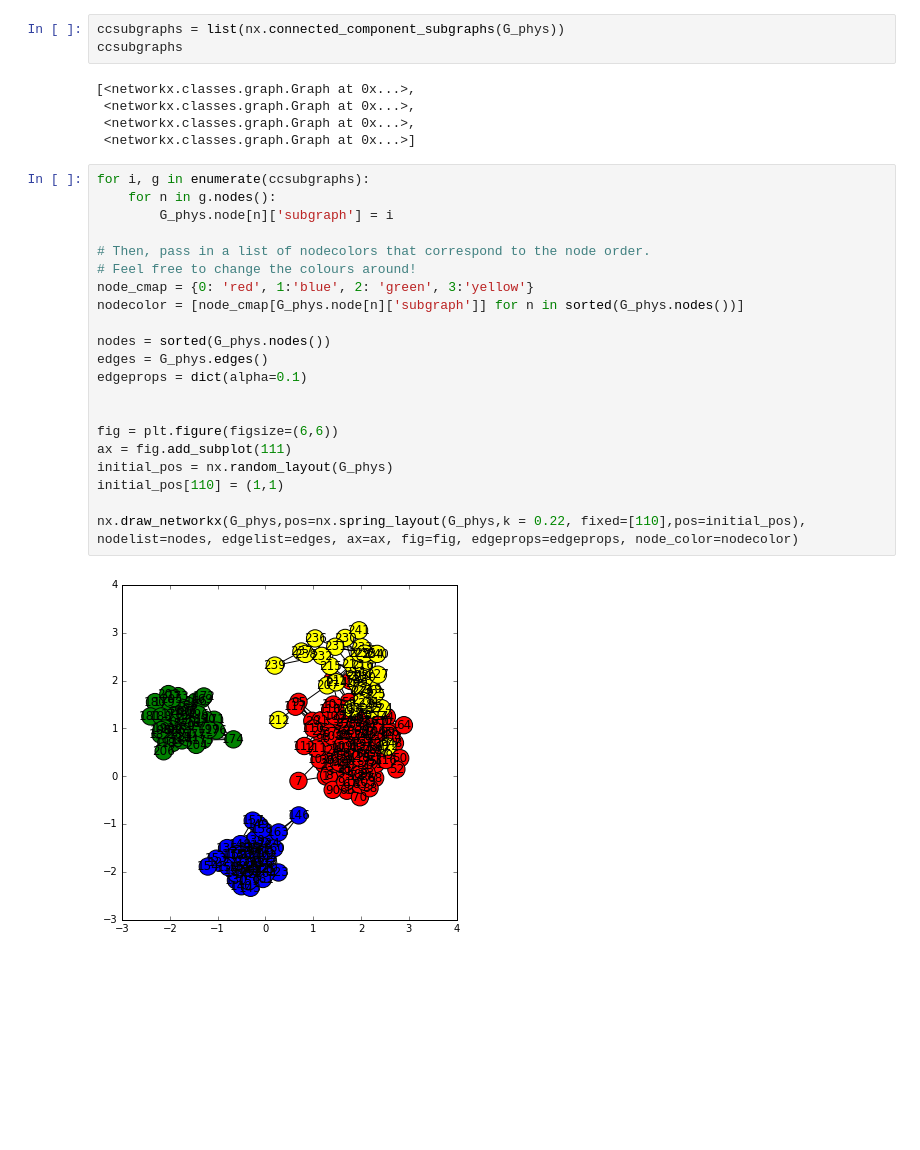
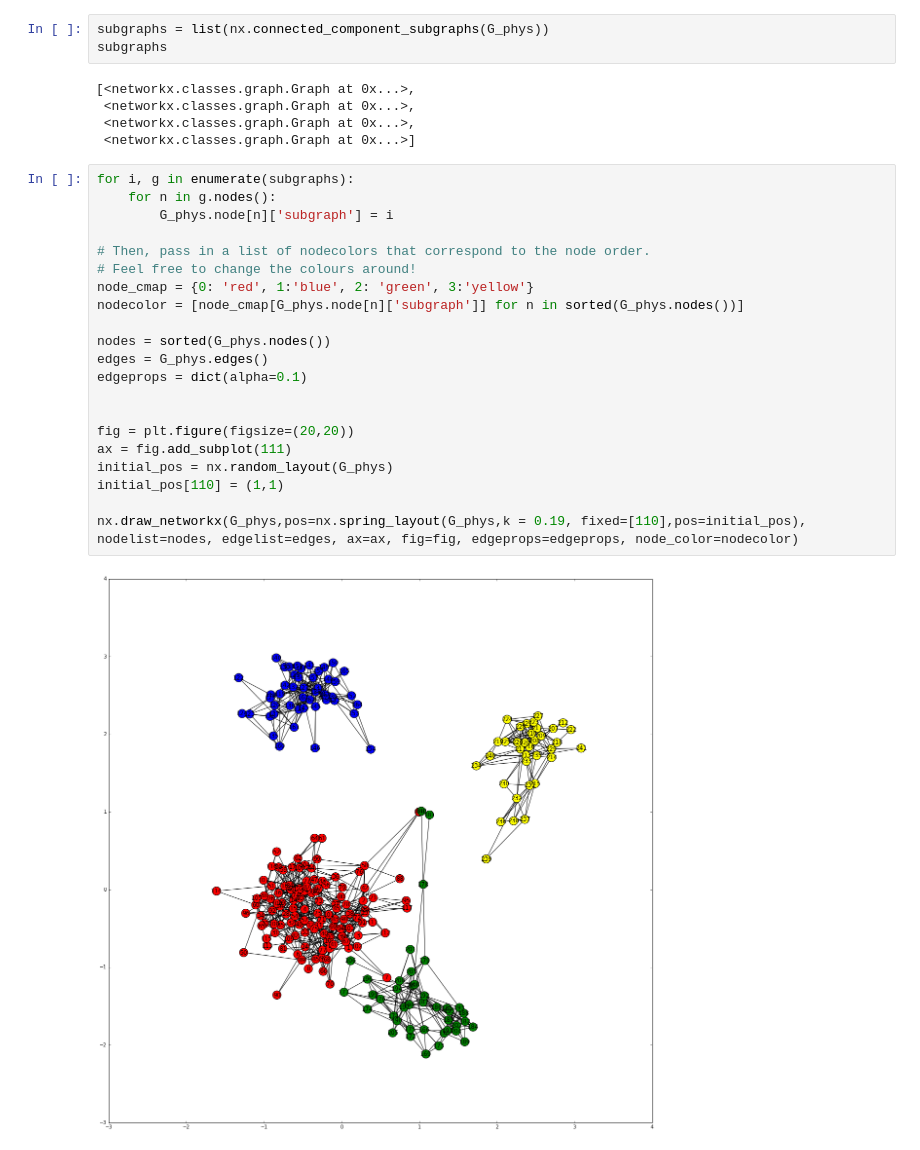
Before and after one commit to womenindatascienceatx/wids_network_analysis, a Jupyter notebook: network_analysis.ipynb, the cells around one changed output. Drawn from its saved outputs; the diff is of its cells as text; blank space fills up the shorter version.

Commit message:
new parts of network notebook

```diff
--- a/network_analysis.ipynb
+++ b/network_analysis.ipynb
@@ -107,34 +140,34 @@ G_phys = load_physicians_network()
 # %%
-ccsubgraphs = list(nx.connected_component_subgraphs(G_phys))
-ccsubgraphs
+subgraphs = list(nx.connected_component_subgraphs(G_phys))
+subgraphs
 # %% [output]
 [<networkx.classes.graph.Graph at 0x...>,
  <networkx.classes.graph.Graph at 0x...>,
  <networkx.classes.graph.Graph at 0x...>,
  <networkx.classes.graph.Graph at 0x...>]
 # %%
-for i, g in enumerate(ccsubgraphs):
+for i, g in enumerate(subgraphs):
     for n in g.nodes():
         G_phys.node[n]['subgraph'] = i
 
 # Then, pass in a list of nodecolors that correspond to the node order.
 # Feel free to change the colours around!
 node_cmap = {0: 'red', 1:'blue', 2: 'green', 3:'yellow'}
 nodecolor = [node_cmap[G_phys.node[n]['subgraph']] for n in sorted(G_phys.nodes())]
 
 nodes = sorted(G_phys.nodes())
 edges = G_phys.edges()
 edgeprops = dict(alpha=0.1)
 
 
-fig = plt.figure(figsize=(6,6))
+fig = plt.figure(figsize=(20,20))
 ax = fig.add_subplot(111)
 initial_pos = nx.random_layout(G_phys)
 initial_pos[110] = (1,1)
 
-nx.draw_networkx(G_phys,pos=nx.spring_layout(G_phys,k = 0.22, fixed=[110],pos=initial_pos), nodelist=nodes, edgelist=edges, ax=ax, fig=fig, edgeprops=edgeprops, node_color=nodecolor)
+nx.draw_networkx(G_phys,pos=nx.spring_layout(G_phys,k = 0.19, fixed=[110],pos=initial_pos), nodelist=nodes, edgelist=edges, ax=ax, fig=fig, edgeprops=edgeprops, node_color=nodecolor)
 # %% [output]
-[figure, old version]
+[figure, new version]
 # %%
 node_cmap = {0: 'red', 1:'blue', 2: 'green', 3:'yellow'}
 pos_map = {0: (0,0), 1: (0,1), 2: (1,0), 3: (1,1)}
```
Also changed, not shown: parts of 21 cells of this notebook.
